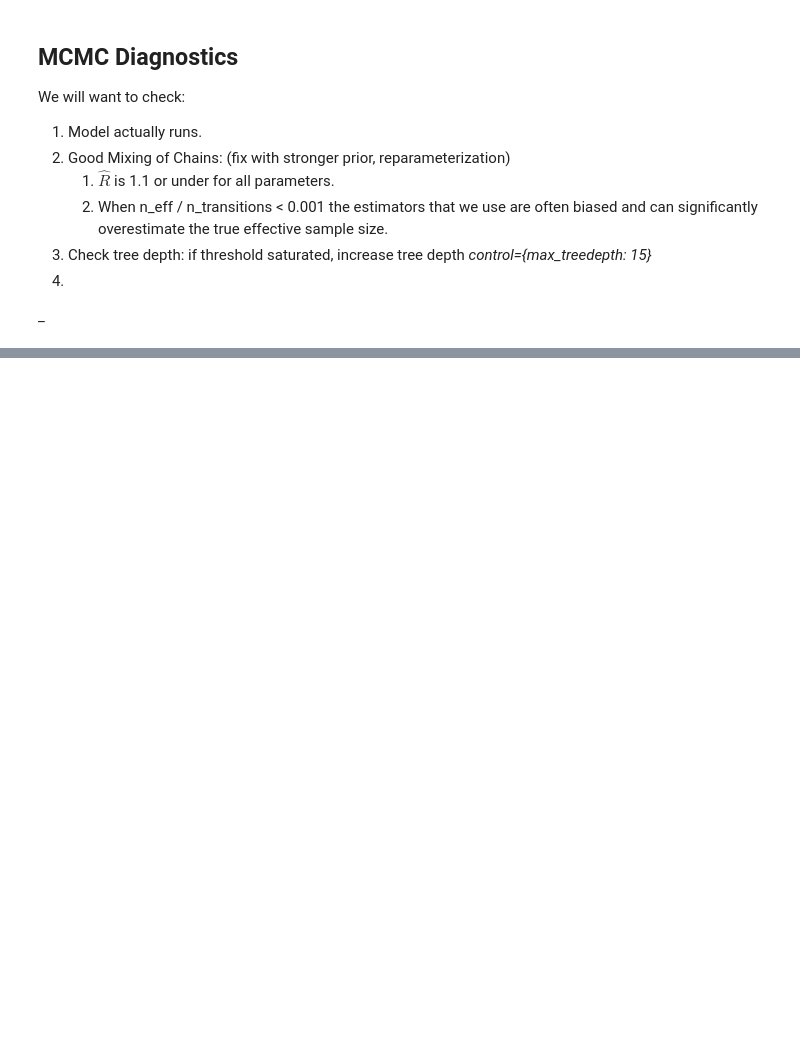
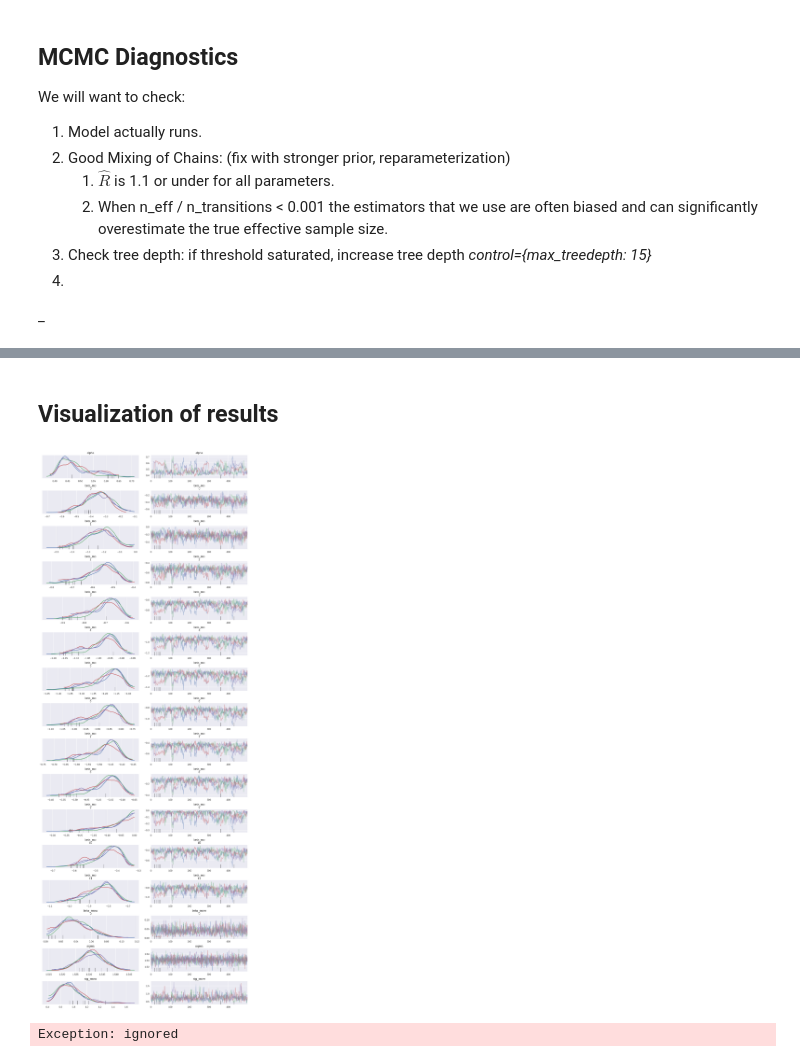
Before and after one commit to chrisoyer/ski-snow-modeling, a Jupyter notebook: src/analysis/snow_nonts_analysis.ipynb, the cells around one changed output, grey strips where cells are left out. Drawn from its saved outputs; the diff is of its cells as text; code cells hidden in the pictures; blank space fills up the shorter version.

```diff
--- a/src/analysis/snow_nonts_analysis.ipynb
+++ b/src/analysis/snow_nonts_analysis.ipynb
@@ -252,13 +267,14 @@ The betas on the snow and monthly evolution (e.g. melting) are all over the plac
 # Bayesian Linear Model
 I want to add priors to the model that snowfall should only result in increases in base depth, and monthly effects should only result in reduction (i.e., monthly effect should measure strength of melting.) A bayesian model allows for this.
 # %%
-stan_df = (long_series_df.pipe(add_month)
-        .pipe(add_diff)
-        .pipe(ohe, 'region')
-        .pipe(ohe, 'month')
-        #.pipe(add_month_x_snowfall)
-        .pipe(cleaner)
-)
+stan_df = (long_series_df
+           .pipe(add_month)
+           .pipe(add_diff)
+           .pipe(ohe, 'region')
+           .pipe(ohe, 'month')
+           # skip: coded in stan // .pipe(add_month_x_snowfall)
+           .pipe(cleaner)
+            )
 columns = stan_df.columns
 cols1 = [c for c in columns if "snowfall" not in c]
 cols2 = [c for c in columns if c not in cols1]
@@ -326,5 +352,6 @@ with open('./models/stan_model.pkl', 'wb') as f:
     pickle.dump(sm, f)
 # %%
 fit = sm.sampling(data=stan_data, iter=2_000, chains=4, n_jobs=-1,
-                  control={adapt_delta: 0.95},
+                  control={'adapt_delta': 0.91 # p accepting posterior draw
+                           },
                   seed=42, verbose=True)
@@ -354,0 +464,2 @@ stan_utility.check_div(fit)
+# %% [markdown]
+## Visualization of results
@@ -354,0 +481,8 @@ stan_utility.check_div(fit)
+# %%
+az.plot_trace(fit);
+# %% [output]
+[figure, added]
+# %%
+az.plot_joint(fit, kind='kde', fill_last=False);
+# %% [output]
+Exception: ignored
```
Also changed, not shown: parts of 18 cells of this notebook.
